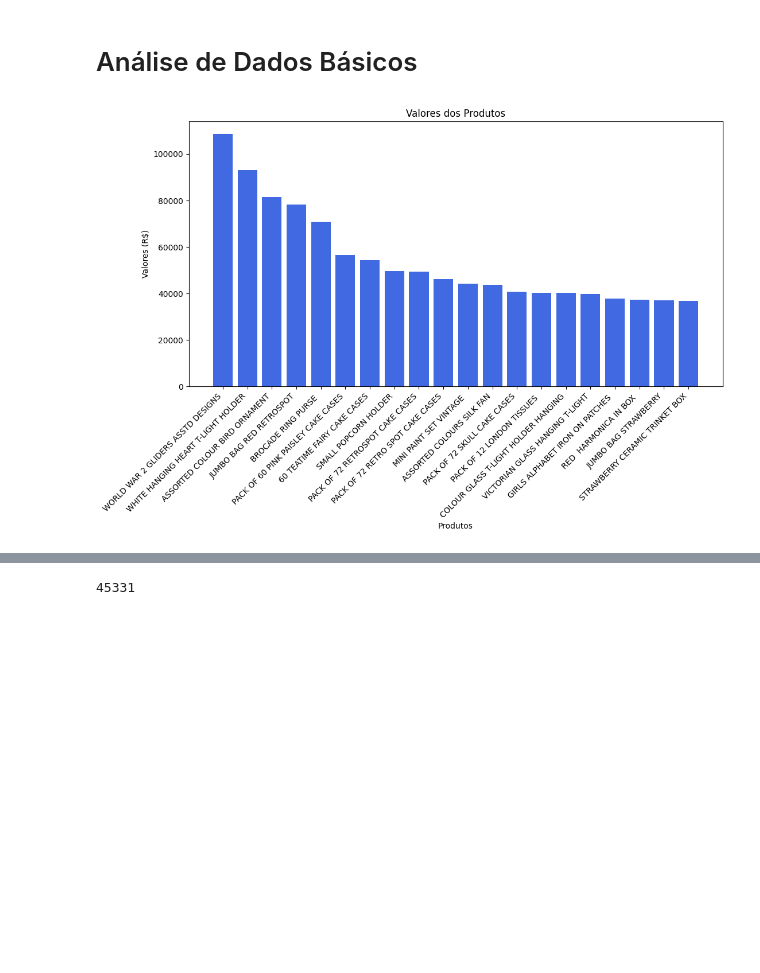
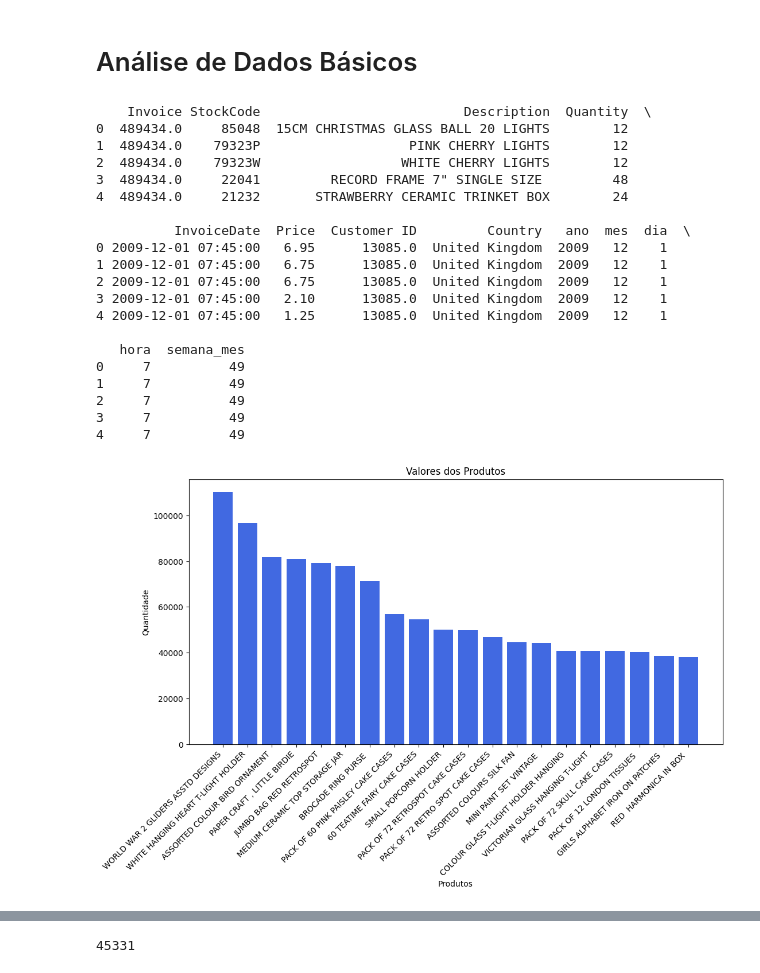
Before and after one commit to nickmorche/online_retail_data_analysis, a Jupyter notebook: data_analysis.ipynb, the cells around one changed output, grey strips where cells are left out. Drawn from its saved outputs; the diff is of its cells as text; code cells hidden in the pictures; blank space fills up the shorter version.

```diff
--- a/data_analysis.ipynb
+++ b/data_analysis.ipynb
@@ -16,9 +16,9 @@ Wall time: 5min 48s
 # %%
 # Concatenar os DataFrames (empilhar as linhas)
-transactions = pd.concat([transactions_2009_2010, transactions_2010_2011], ignore_index=True)
+df = pd.concat([transactions_2009_2010, transactions_2010_2011], ignore_index=True)
 
 # Exibir as primeiras linhas do DataFrame combinado
-print(transactions.shape)
+print(df.shape)
 # %% [output]
 (1067371, 8)
 # %%
@@ -51,8 +51,8 @@ memory usage: 65.1+ MB
 # %%
 # Análise de correlação de dados
 # Convert all columns to numeric, replacing errors with NaN
-df = transactions.apply(pd.to_numeric, errors='coerce')
-correlation = df.corr()
+df_numeric = df.apply(pd.to_numeric, errors='coerce')
+correlation = df_numeric.corr()
 fig = plt.figure(figsize=(7,7))
 plt.matshow(correlation, cmap='RdBu', fignum=fig.number)
 plt.xticks(range(len(correlation.columns)), correlation.columns, rotation='vertical')
@@ -79,50 +79,73 @@ plt.yticks(range(len(correlation.columns)), correlation.columns)
 # Limpeza de Dados
 # %%
 # Verificando valores ausentes
-transactions.isna().sum()
+df.isna().sum()
 
-# transactions['isCancelled'] = transactions['Invoice'][0]
+# Obtêm os transações canceladas
+df_cancelled = df[df['Invoice'].astype(str).str.contains('C', na=False)]
+
+# Remove as transações canceladas
+df = df[~df['Invoice'].astype(str).str.contains('C', na=False)]
 
 # Verificando valores númericos
-transactions['Invoice'] = pd.to_numeric(transactions['Invoice'], errors='coerce')
+df['Invoice'] = pd.to_numeric(df['Invoice'], errors='coerce')
 
-transactions['InvoiceDate'] = pd.to_datetime(transactions['InvoiceDate'])
+df['InvoiceDate'] = pd.to_datetime(df['InvoiceDate'])
 
-transactions['Description'] = transactions['Description'].astype(str)
+df['Description'] = df['Description'].astype(str)
 # %% [markdown]
 # Análise de Dados Básicos
 # %%
 # Adiciona a coluna ano
-transactions['ano'] = transactions['InvoiceDate'].dt.year
+df['ano'] = df['InvoiceDate'].dt.year
 
-transactions['mes'] = transactions['InvoiceDate'].dt.month
+df['mes'] = df['InvoiceDate'].dt.month
 
-transactions['dia'] = transactions['InvoiceDate'].dt.day
+df['dia'] = df['InvoiceDate'].dt.day
 
-transactions['hora'] = transactions['InvoiceDate'].dt.hour
+df['hora'] = df['InvoiceDate'].dt.hour
 
-transactions['semana_mes'] = transactions['InvoiceDate'].dt.isocalendar().week
+df['semana_mes'] = df['InvoiceDate'].dt.isocalendar().week
 
-# Remove as transações canceladas
-transactions_filtered = transactions[~transactions['Invoice'].astype(str).str.contains('C', na=False)]
+# print(df[df['Description'].empty ==].head(5))
+print(df.head(5))
 
 # Agrupoar por produto e somar as quantidades vendidas
-top_products = transactions_filtered.groupby('Description')['Quantity'].sum().reset_index()
+top_products = df.groupby('Description')['Quantity'].sum().reset_index()
 
 # Ordenar do mais vendido para o menos vendido
 top_products = top_products.sort_values(by='Quantity', ascending=False)
+# print(top_products.head(20))
 
-# Criar o gráfico de barras
 # Criando o gráfico de barras
 plt.figure(figsize=(12, 6))
 plt.bar(top_products['Description'].head(20), top_products['Quantity'].head(20), color='royalblue')
 plt.xticks(rotation=45, ha='right')
 # Adicionando rótulos e título
 plt.xlabel("Produtos")
-plt.ylabel("Valores (R$)")
+plt.ylabel("Quantidade")
 plt.title("Valores dos Produtos")
-
 # Exibindo o gráfico
 plt.show()
 # %% [output]
+    Invoice StockCode                          Description  Quantity  \
+0  489434.0     85048  15CM CHRISTMAS GLASS BALL 20 LIGHTS        12
+1  489434.0    79323P                   PINK CHERRY LIGHTS        12
+2  489434.0    79323W                  WHITE CHERRY LIGHTS        12
+3  489434.0     22041         RECORD FRAME 7" SINGLE SIZE         48
+4  489434.0     21232       STRAWBERRY CERAMIC TRINKET BOX        24
+
+          InvoiceDate  Price  Customer ID         Country   ano  mes  dia  \
+0 2009-12-01 07:45:00   6.95      13085.0  United Kingdom  2009   12    1
+1 2009-12-01 07:45:00   6.75      13085.0  United Kingdom  2009   12    1
+2 2009-12-01 07:45:00   6.75      13085.0  United Kingdom  2009   12    1
+3 2009-12-01 07:45:00   2.10      13085.0  United Kingdom  2009   12    1
+4 2009-12-01 07:45:00   1.25      13085.0  United Kingdom  2009   12    1
+
+   hora  semana_mes
+0     7          49
+1     7          49
+2     7          49
+3     7          49
+4     7          49
-[figure, old version]
+[figure, new version]
```
Also changed, not shown: parts of 24 cells of this notebook.
